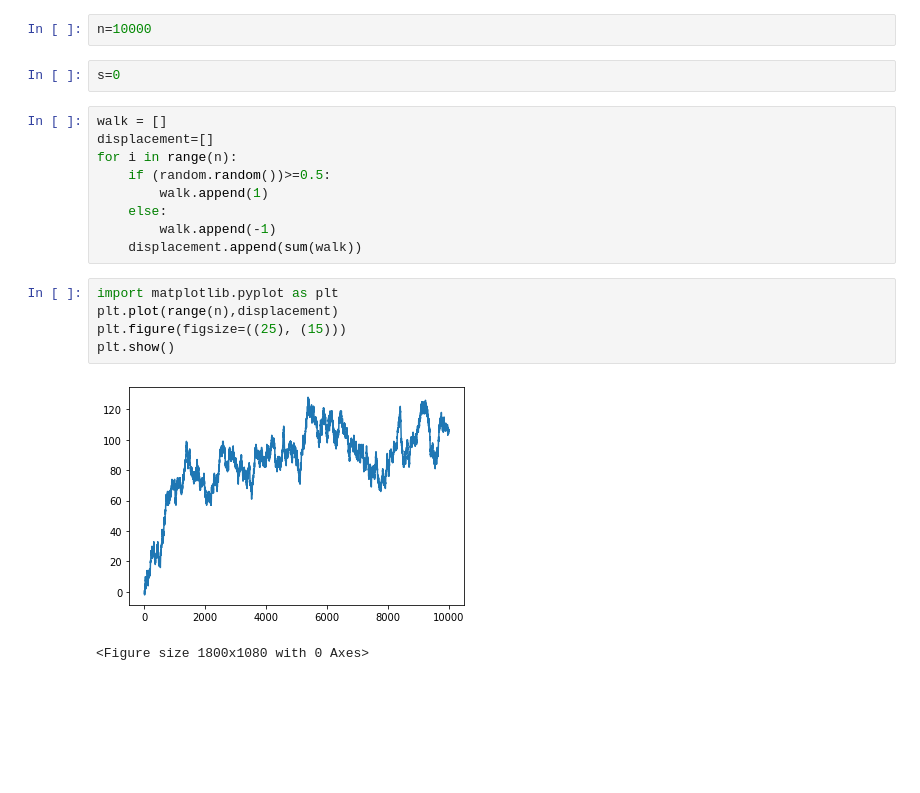
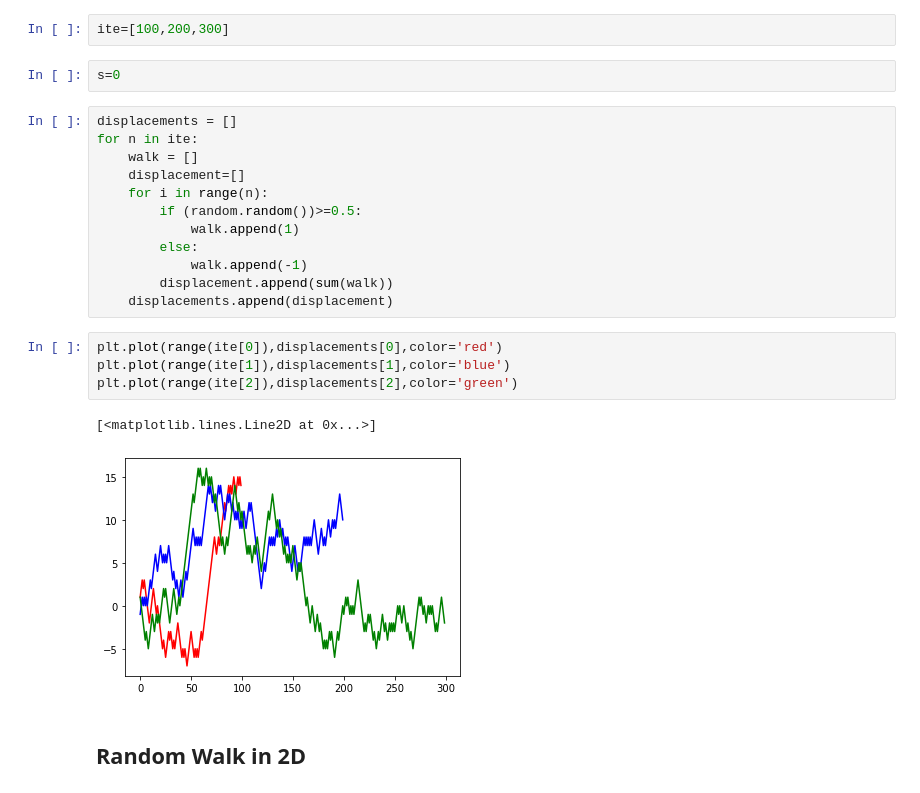
Before and after one commit to DipeshPoudel/MDS-607-MonteCarloMethods, a Jupyter notebook: random_numbers/RandomWalk.ipynb, the cells around one changed output. Cells and saved outputs as stored; diff of their text form; blank space fills up the shorter version.

Commit message:
Random Walk for 1D 2D and 3D

```diff
--- a/random_numbers/RandomWalk.ipynb
+++ b/random_numbers/RandomWalk.ipynb
@@ -3,21 +9,25 @@ import random
 # %%
-n=10000
+ite=[100,200,300]
 # %%
 s=0
 # %%
-walk = []
-displacement=[]
-for i in range(n):
-    if (random.random())>=0.5:
-        walk.append(1)
-    else:
-        walk.append(-1)
-    displacement.append(sum(walk))
+displacements = []
+for n in ite:
+    walk = []
+    displacement=[]
+    for i in range(n):
+        if (random.random())>=0.5:
+            walk.append(1)
+        else:
+            walk.append(-1)
+        displacement.append(sum(walk))
+    displacements.append(displacement)
 # %%
-import matplotlib.pyplot as plt
-plt.plot(range(n),displacement)
-plt.figure(figsize=((25), (15)))
-plt.show()
+plt.plot(range(ite[0]),displacements[0],color='red')
+plt.plot(range(ite[1]),displacements[1],color='blue')
+plt.plot(range(ite[2]),displacements[2],color='green')
 # %% [output]
+[<matplotlib.lines.Line2D at 0x...>]
-[figure, old version]
+[figure, new version]
-<Figure size 1800x1080 with 0 Axes>
+# %% [markdown]
+## Random Walk in 2D
```
Also changed, not shown: parts of 10 cells of this notebook, 1 other file.
